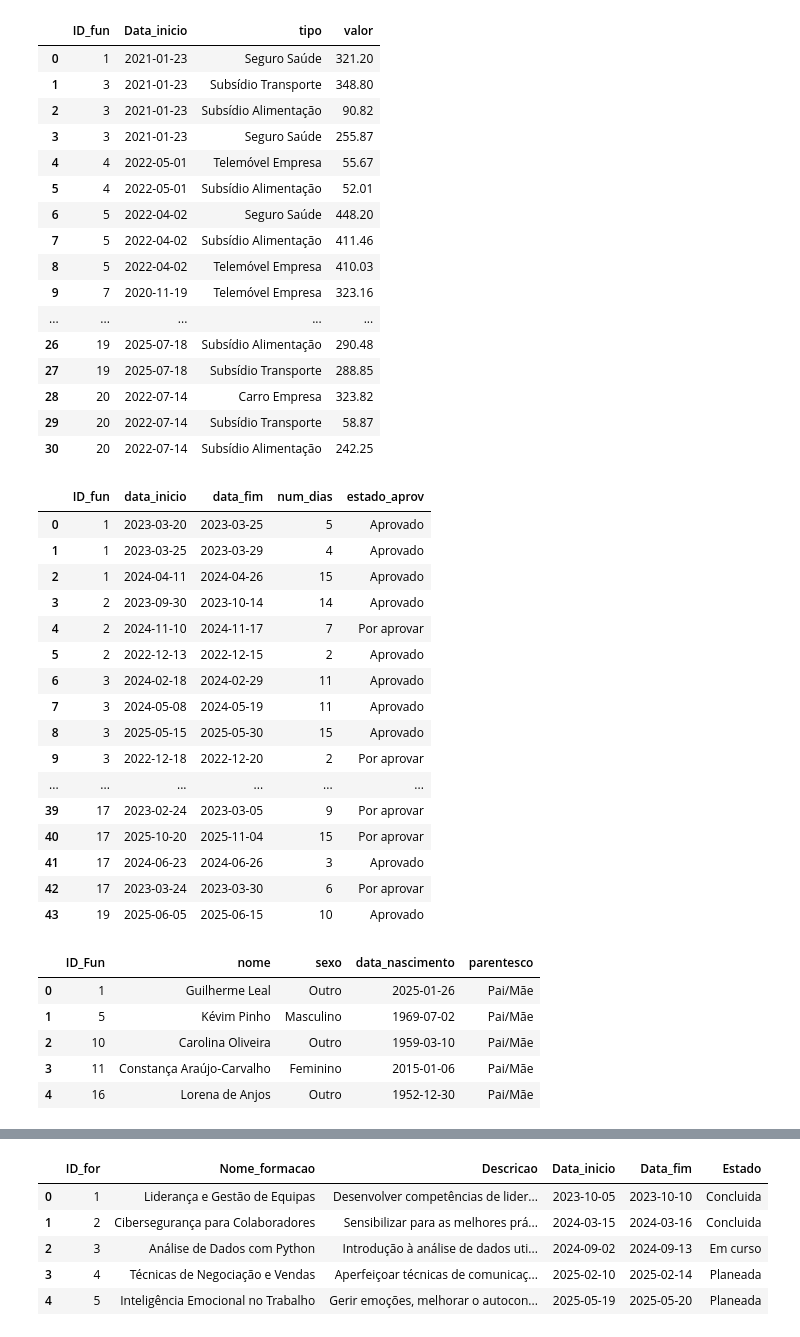
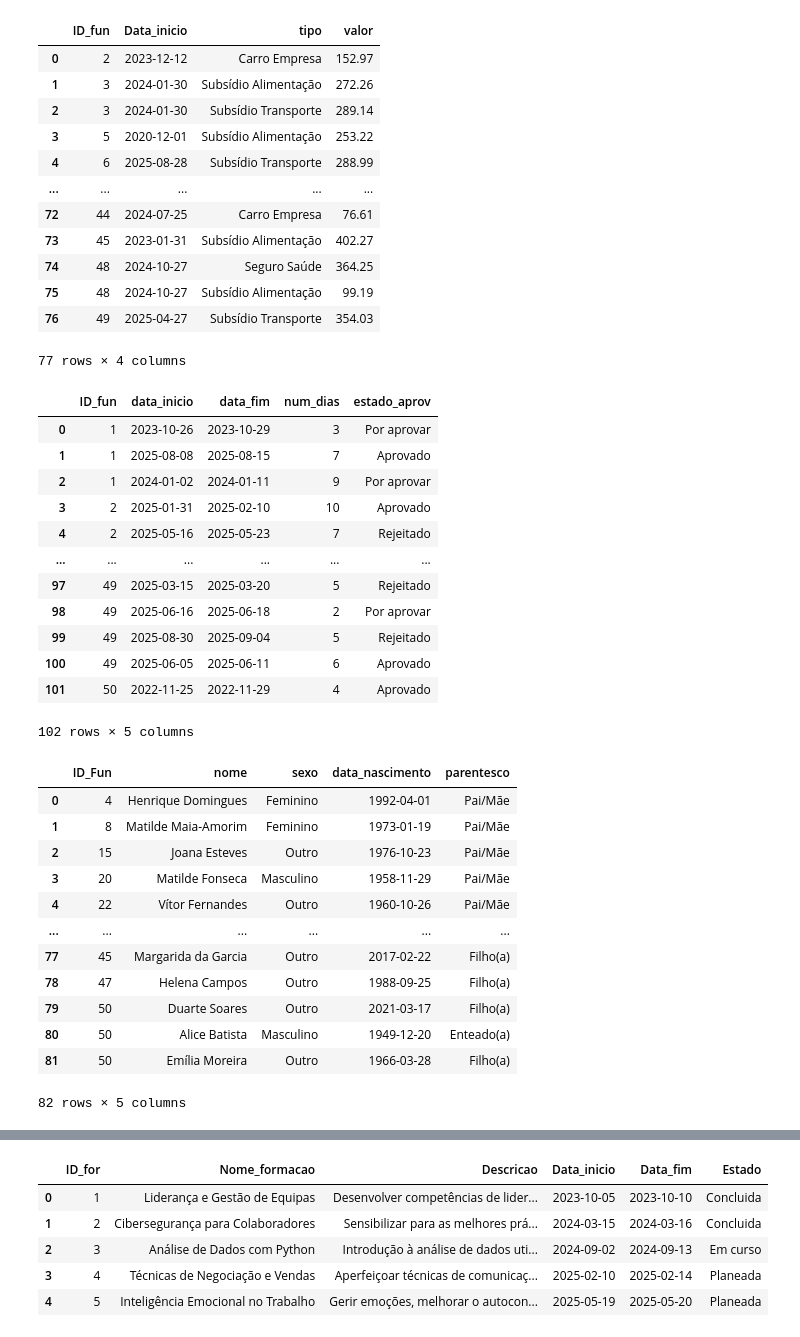
Before and after one commit to DiogoGasGas/projeto_bd, a Jupyter notebook: inserir_dados.ipynb, the cells around one changed output, grey strips where cells are left out. Drawn from its saved outputs; the diff is of its cells as text; code cells hidden in the pictures.

```diff
--- a/inserir_dados.ipynb
+++ b/inserir_dados.ipynb
@@ -9,8 +9,8 @@ from datetime import date, timedelta
 # Inicializar o Faker para dados em Português
 faker = Faker('pt_PT')
 # %%
-Departamentos = ["Recursos Humanos", "Tecnologia da Informação", "Financeiro", "Marketing", "Vendas"]
-Cargos = ["Analista", "Desenvolvedor", "Gerente", "Coordenador", "Assistente"]
+Departamentos = ["Recursos Humanos", "Tecnologia da Informação", "Financeiro", "Marketing", "Vendas", "Qualidade", "Atendimento ao Cliente", "Jurídico"]
+cargos = ["Gerente de Projetos", "Analista de Dados", "Desenvolvedor de Software Sénior", "Desenvolvedor de Software Júnior", "Engenheiro de DevOps","Designer UI/UX","Analista de Sistemas","Técnico de Suporte de TI","Analista de Recursos Humanos", "Especialista em Recrutamento", "Gerente de Marketing", "Especialista em Marketing Digital", "Analista de Mídia Social","Redator (Copywriter)","Gerente de Vendas","Executivo de Contas","Representante de Vendas Interno","Analista Financeiro","Contador","Gerente Financeiro","Analista de Qualidade","Inspetor de Qualidade","Agente de Atendimento ao Cliente","Supervisor de Atendimento ao Cliente",  "Especialista em Sucesso do Cliente",  "Advogado Corporativo","Assistente Jurídico","Assistente Administrativo","Recepcionista","Diretor de Operações (COO)"]
 # %%
 def criar_departamentos():
     lista_departamentos = []
@@ -22,7 +22,7 @@ def criar_departamentos():
         })
     return pd.DataFrame(lista_departamentos)
 # %%
-def criar_funcionarios(n=20):
+def criar_funcionarios(n=50):
     lista_funcionarios = []
     for i in range(1, n + 1):
         lista_funcionarios.append({
@@ -176,22 +190,18 @@ Salarios
 Beneficios
 # %% [output]
 |  | ID_fun | Data_inicio | tipo | valor |
-| 0 | 1 | 2021-01-23 | Seguro Saúde | 321.20 |
-| 1 | 3 | 2021-01-23 | Subsídio Transporte | 348.80 |
-| 2 | 3 | 2021-01-23 | Subsídio Alimentação | 90.82 |
-| 3 | 3 | 2021-01-23 | Seguro Saúde | 255.87 |
-| 4 | 4 | 2022-05-01 | Telemóvel Empresa | 55.67 |
-| 5 | 4 | 2022-05-01 | Subsídio Alimentação | 52.01 |
-| 6 | 5 | 2022-04-02 | Seguro Saúde | 448.20 |
-| 7 | 5 | 2022-04-02 | Subsídio Alimentação | 411.46 |
-| 8 | 5 | 2022-04-02 | Telemóvel Empresa | 410.03 |
-| 9 | 7 | 2020-11-19 | Telemóvel Empresa | 323.16 |
+| 0 | 2 | 2023-12-12 | Carro Empresa | 152.97 |
+| 1 | 3 | 2024-01-30 | Subsídio Alimentação | 272.26 |
+| 2 | 3 | 2024-01-30 | Subsídio Transporte | 289.14 |
+| 3 | 5 | 2020-12-01 | Subsídio Alimentação | 253.22 |
+| 4 | 6 | 2025-08-28 | Subsídio Transporte | 288.99 |
 | ... | ... | ... | ... | ... |
-| 26 | 19 | 2025-07-18 | Subsídio Alimentação | 290.48 |
-| 27 | 19 | 2025-07-18 | Subsídio Transporte | 288.85 |
-| 28 | 20 | 2022-07-14 | Carro Empresa | 323.82 |
-| 29 | 20 | 2022-07-14 | Subsídio Transporte | 58.87 |
-| 30 | 20 | 2022-07-14 | Subsídio Alimentação | 242.25 |
+| 72 | 44 | 2024-07-25 | Carro Empresa | 76.61 |
+| 73 | 45 | 2023-01-31 | Subsídio Alimentação | 402.27 |
+| 74 | 48 | 2024-10-27 | Seguro Saúde | 364.25 |
+| 75 | 48 | 2024-10-27 | Subsídio Alimentação | 99.19 |
+| 76 | 49 | 2025-04-27 | Subsídio Transporte | 354.03 |
+77 rows × 4 columns
 # %%
 def criar_ferias(funcionarios_df):
     """
@@ -227,22 +237,18 @@ Ferias = criar_ferias(Funcionarios)
 Ferias
 # %% [output]
 |  | ID_fun | data_inicio | data_fim | num_dias | estado_aprov |
-| 0 | 1 | 2023-03-20 | 2023-03-25 | 5 | Aprovado |
-| 1 | 1 | 2023-03-25 | 2023-03-29 | 4 | Aprovado |
-| 2 | 1 | 2024-04-11 | 2024-04-26 | 15 | Aprovado |
-| 3 | 2 | 2023-09-30 | 2023-10-14 | 14 | Aprovado |
-| 4 | 2 | 2024-11-10 | 2024-11-17 | 7 | Por aprovar |
-| 5 | 2 | 2022-12-13 | 2022-12-15 | 2 | Aprovado |
-| 6 | 3 | 2024-02-18 | 2024-02-29 | 11 | Aprovado |
-| 7 | 3 | 2024-05-08 | 2024-05-19 | 11 | Aprovado |
-| 8 | 3 | 2025-05-15 | 2025-05-30 | 15 | Aprovado |
-| 9 | 3 | 2022-12-18 | 2022-12-20 | 2 | Por aprovar |
+| 0 | 1 | 2023-10-26 | 2023-10-29 | 3 | Por aprovar |
+| 1 | 1 | 2025-08-08 | 2025-08-15 | 7 | Aprovado |
+| 2 | 1 | 2024-01-02 | 2024-01-11 | 9 | Por aprovar |
+| 3 | 2 | 2025-01-31 | 2025-02-10 | 10 | Aprovado |
+| 4 | 2 | 2025-05-16 | 2025-05-23 | 7 | Rejeitado |
 | ... | ... | ... | ... | ... | ... |
-| 39 | 17 | 2023-02-24 | 2023-03-05 | 9 | Por aprovar |
-| 40 | 17 | 2025-10-20 | 2025-11-04 | 15 | Por aprovar |
-| 41 | 17 | 2024-06-23 | 2024-06-26 | 3 | Aprovado |
-| 42 | 17 | 2023-03-24 | 2023-03-30 | 6 | Por aprovar |
-| 43 | 19 | 2025-06-05 | 2025-06-15 | 10 | Aprovado |
+| 97 | 49 | 2025-03-15 | 2025-03-20 | 5 | Rejeitado |
+| 98 | 49 | 2025-06-16 | 2025-06-18 | 2 | Por aprovar |
+| 99 | 49 | 2025-08-30 | 2025-09-04 | 5 | Rejeitado |
+| 100 | 49 | 2025-06-05 | 2025-06-11 | 6 | Aprovado |
+| 101 | 50 | 2022-11-25 | 2022-11-29 | 4 | Aprovado |
+102 rows × 5 columns
 # %%
 def criar_dependentes(funcionarios_df):
     """
@@ -292,14 +298,21 @@ def criar_dependentes(funcionarios_df):
     return dependentes_final_df
 # %%
 Dependentes = criar_dependentes(Funcionarios)
-Dependentes.head()
+Dependentes
 # %% [output]
 |  | ID_Fun | nome | sexo | data_nascimento | parentesco |
-| 0 | 1 | Guilherme Leal | Outro | 2025-01-26 | Pai/Mãe |
-| 1 | 5 | Kévim Pinho | Masculino | 1969-07-02 | Pai/Mãe |
-| 2 | 10 | Carolina Oliveira | Outro | 1959-03-10 | Pai/Mãe |
-| 3 | 11 | Constança Araújo-Carvalho | Feminino | 2015-01-06 | Pai/Mãe |
-| 4 | 16 | Lorena de Anjos | Outro | 1952-12-30 | Pai/Mãe |
+| 0 | 4 | Henrique Domingues | Feminino | 1992-04-01 | Pai/Mãe |
+| 1 | 8 | Matilde Maia-Amorim | Feminino | 1973-01-19 | Pai/Mãe |
+| 2 | 15 | Joana Esteves | Outro | 1976-10-23 | Pai/Mãe |
+| 3 | 20 | Matilde Fonseca | Masculino | 1958-11-29 | Pai/Mãe |
+| 4 | 22 | Vítor Fernandes | Outro | 1960-10-26 | Pai/Mãe |
+| ... | ... | ... | ... | ... | ... |
+| 77 | 45 | Margarida da Garcia | Outro | 2017-02-22 | Filho(a) |
+| 78 | 47 | Helena Campos | Outro | 1988-09-25 | Filho(a) |
+| 79 | 50 | Duarte Soares | Outro | 2021-03-17 | Filho(a) |
+| 80 | 50 | Alice Batista | Masculino | 1949-12-20 | Enteado(a) |
+| 81 | 50 | Emília Moreira | Outro | 1966-03-28 | Filho(a) |
+82 rows × 5 columns
 # %%
 def criar_faltas(funcionarios_df):
     """
```
Also changed, not shown: parts of 19 cells of this notebook.
